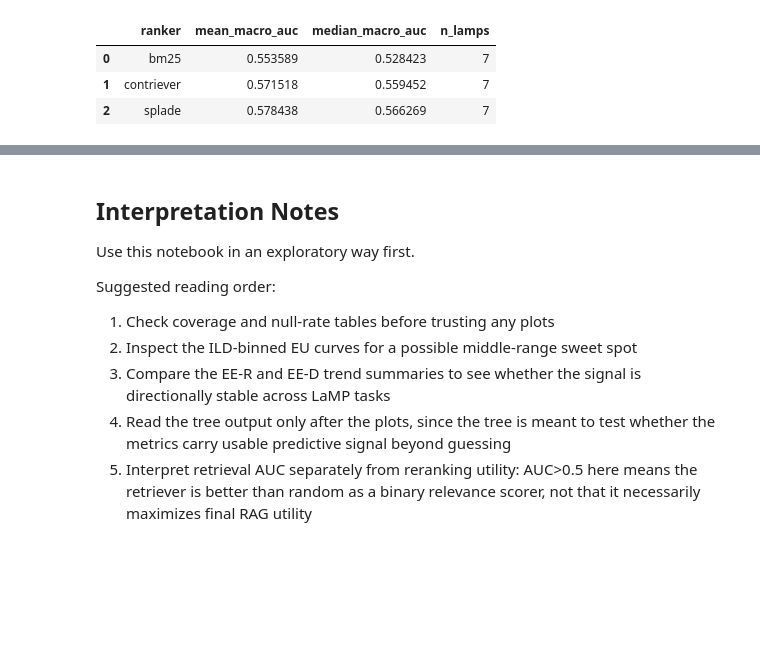
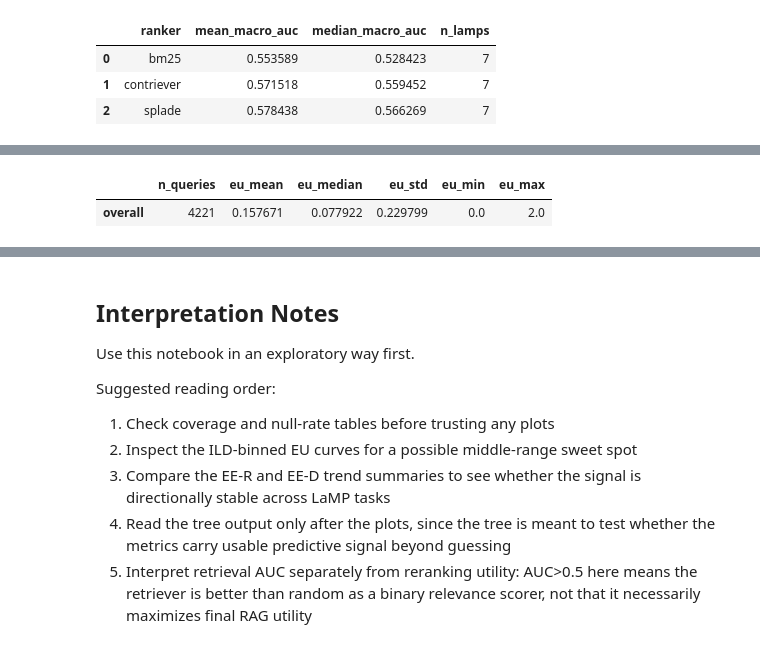
Before and after one commit to AviSimkin/Fair-RAG, a Jupyter notebook: fair_rag_stats_exploration.ipynb, the cells around one changed output, grey strips where cells are left out. Drawn from its saved outputs; the diff is of its cells as text; code cells hidden in the pictures; blank space fills up the shorter version.

```diff
--- a/fair_rag_stats_exploration.ipynb
+++ b/fair_rag_stats_exploration.ipynb
@@ -1041,3 +1041,97 @@ Overall retrieval AUC summary:
 | 0 | bm25 | 0.553589 | 0.528423 | 7 |
 | 1 | contriever | 0.571518 | 0.559452 | 7 |
 | 2 | splade | 0.578438 | 0.566269 | 7 |
+# %%
+# Gold retrieval EU stats across datasets (k=5 and k=3)
+def _print_gold_eu_stats(df: pd.DataFrame, k_value: int, eu_col: str = "expected_utility") -> None:
+    if df.empty:
+        print(f"No gold retrieval EU rows found for k={k_value}.")
+        return
+    if eu_col not in df.columns:
+        print(f"Gold rows found for k={k_value}, but {eu_col} is unavailable.")
+        return
+
+    by_dataset = (
+        df.groupby("lamp_num", dropna=False)[eu_col]
+        .agg(["count", "mean", "median", "std", "min", "max"])
+        .sort_index()
+        .rename(
+            columns={
+                "count": "n_queries",
+                "mean": "eu_mean",
+                "median": "eu_median",
+                "std": "eu_std",
+                "min": "eu_min",
+                "max": "eu_max",
+            }
+        )
+    )
+
+    overall = pd.DataFrame(
+        [{
+            "n_queries": int(df[eu_col].notna().sum()),
+            "eu_mean": float(df[eu_col].mean()),
+            "eu_median": float(df[eu_col].median()),
+            "eu_std": float(df[eu_col].std()),
+            "eu_min": float(df[eu_col].min()),
+            "eu_max": float(df[eu_col].max()),
+        }],
+        index=["overall"],
+    )
+
+    print(f"Gold retrieval (deterministic) EU stats by dataset for k={k_value}:")
+    display(by_dataset)
+    print(f"Gold retrieval (deterministic) EU stats overall for k={k_value}:")
+    display(overall)
+
+
+def _collect_gold_rows_for_k(k_value: int) -> pd.DataFrame:
+    if k_value == CFG.top_k:
+        base_df = normalized_df
+        if "expected_utility" not in base_df.columns and "expected_utility" in query_df.columns:
+            base_df = base_df.merge(
+                query_df[["run_dir", "qid", "expected_utility"]],
+                on=["run_dir", "qid"],
+                how="left",
+            )
+        return base_df[base_df["ranker"] == "gold"].copy()
+
+    run_dirs = []
+    selected_rankers = _selected_rankers(CFG)
+    for run_dir in list_run_dirs(str(RUNS_ROOT)):
+        manifest = _load_manifest(run_dir)
+        if not _is_completed_manifest(manifest):
+            continue
+
+        config = manifest.get("config", {})
+        dataset = config.get("dataset", {})
+        generation = config.get("generation", {})
+        retrieval = config.get("retrieval", {})
+        rerank = config.get("rerank", {})
+
+        if dataset.get("dataset_type") != CFG.dataset_type:
+            continue
+        if dataset.get("lamp_split_type") != CFG.lamp_split_type:
+            continue
+        if generation.get("generator_name") != CFG.generator_name:
+            continue
+        if retrieval.get("ranker") != "gold":
+            continue
+        if retrieval.get("top_k") != k_value:
+            continue
+        if rerank.get("method") != "deterministic":
+            continue
+        if retrieval.get("ranker") not in selected_rankers:
+            continue
+
+        run_dirs.append(run_dir)
+
+    rows = build_query_metric_rows(sorted(set(run_dirs)))
+    return pd.DataFrame(rows)
+
+
+for k in [5, 3]:
+    gold_df = _collect_gold_rows_for_k(k)
+    _print_gold_eu_stats(gold_df, k_value=k, eu_col="expected_utility")
+    print()
+# %% [output]
@@ -1043,0 +1149,2 @@ Overall retrieval AUC summary:
+|  | n_queries | eu_mean | eu_median | eu_std | eu_min | eu_max |
+| overall | 4221 | 0.157671 | 0.077922 | 0.229799 | 0.0 | 2.0 |
```
Also changed, not shown: parts of 3 cells of this notebook, 5 other files.
